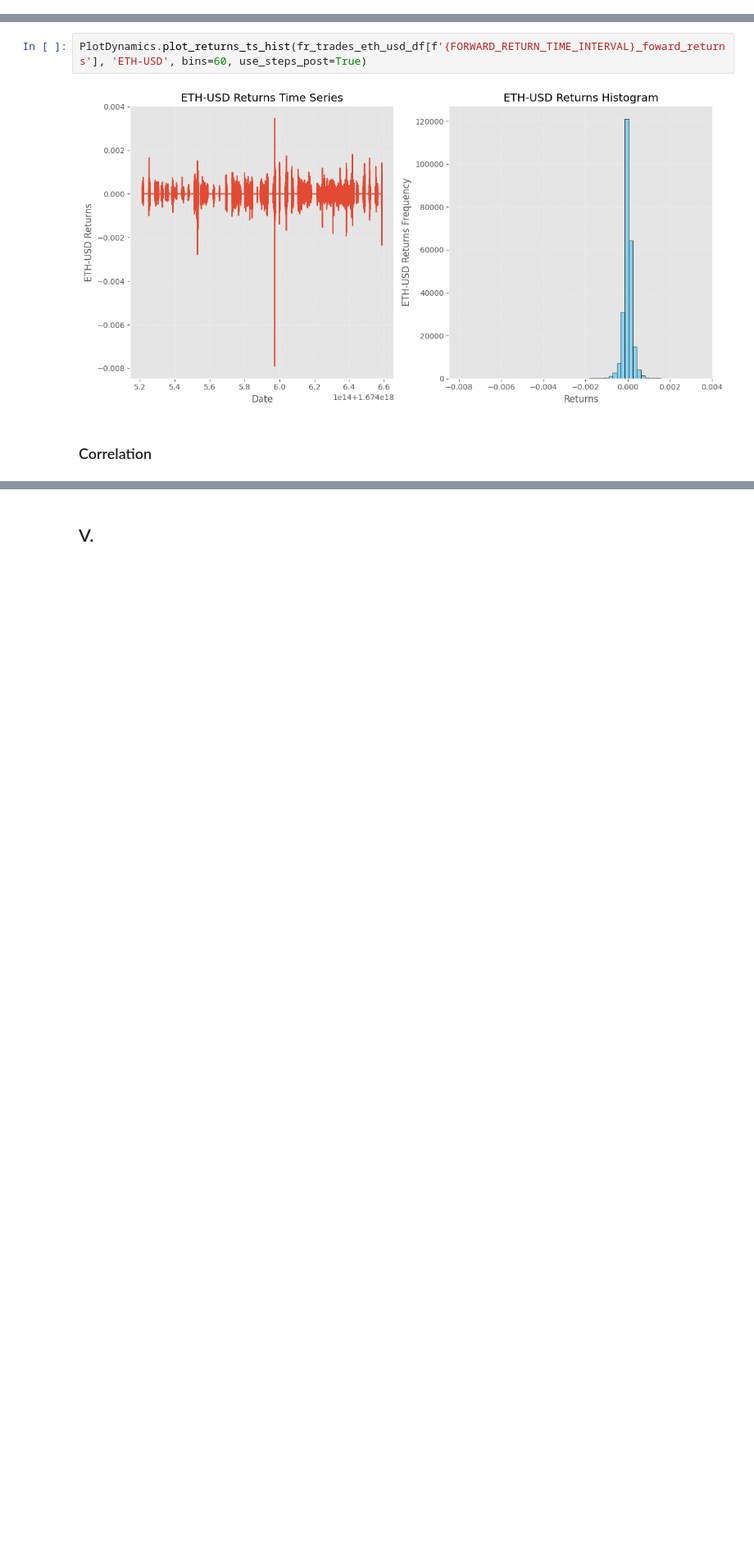
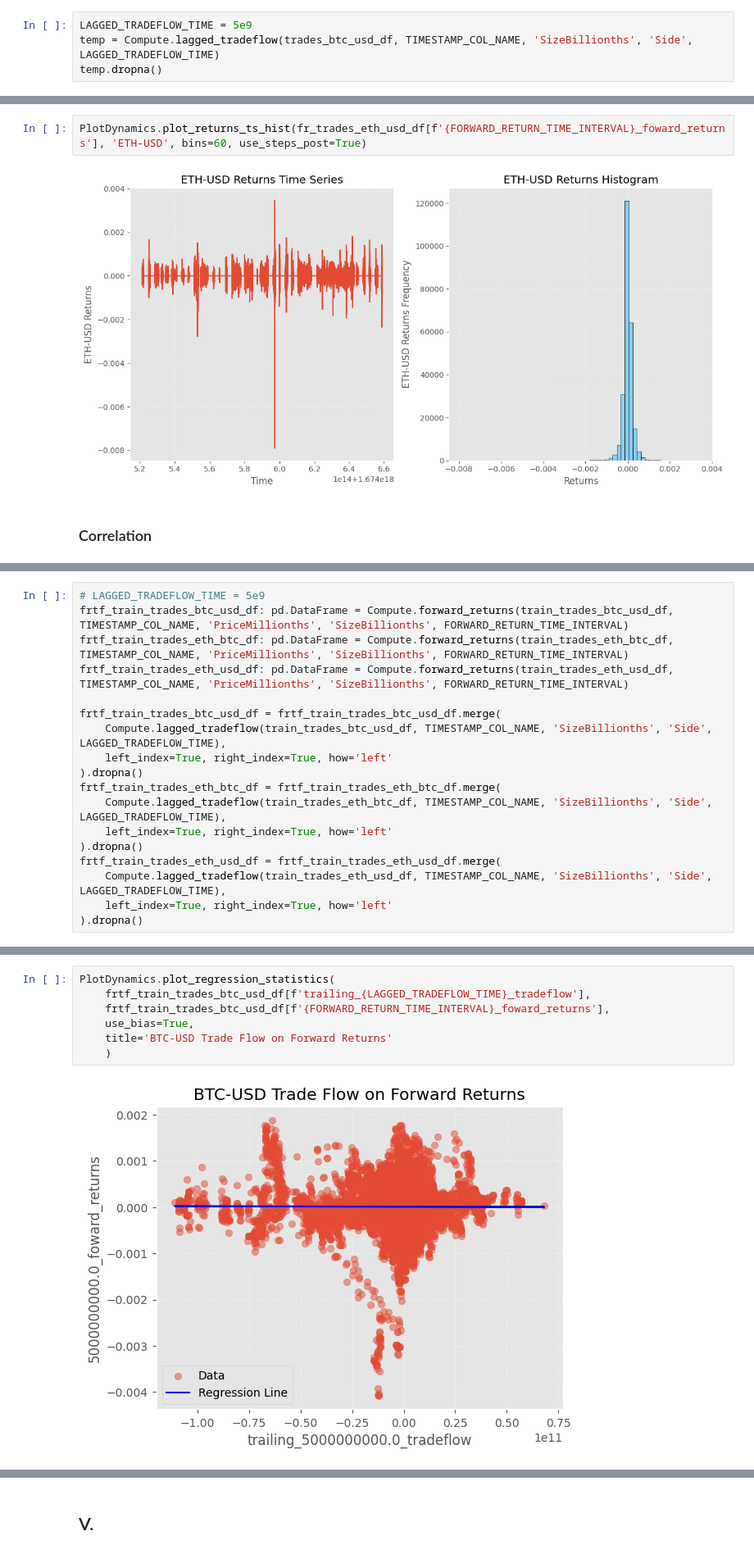
Before and after one commit to MrHumble-Bee/quantitative_trading_strategies, a Jupyter notebook: hw4_tradeflow/hw4_tradeflow.ipynb, the cells around one changed output, grey strips where cells are left out. Shown: that part at 82% size. Cells and saved outputs as stored; diff of their text form; blank space fills up the shorter version.

Commit message:
Creating Testing DataFrame

```diff
--- a/hw4_tradeflow/hw4_tradeflow.ipynb
+++ b/hw4_tradeflow/hw4_tradeflow.ipynb
@@ -476,3 +397,7 @@ Index(['received_utc_nanoseconds', 'timestamp_utc_nanoseconds',
 ## III.
 # %% [markdown]
 ### Price Dynamics
+# %%
+LAGGED_TRADEFLOW_TIME = 5e9
+temp = Compute.lagged_tradeflow(trades_btc_usd_df, TIMESTAMP_COL_NAME, 'SizeBillionths', 'Side', LAGGED_TRADEFLOW_TIME)
+temp.dropna()
@@ -544,0 +551,18 @@ PlotDynamics.plot_returns_ts_hist(fr_trades_eth_usd_df[f'{FORWARD_RETURN_TIME_IN
+# %%
+# LAGGED_TRADEFLOW_TIME = 5e9
+frtf_train_trades_btc_usd_df: pd.DataFrame = Compute.forward_returns(train_trades_btc_usd_df, TIMESTAMP_COL_NAME, 'PriceMillionths', 'SizeBillionths', FORWARD_RETURN_TIME_INTERVAL)
+frtf_train_trades_eth_btc_df: pd.DataFrame = Compute.forward_returns(train_trades_eth_btc_df, TIMESTAMP_COL_NAME, 'PriceMillionths', 'SizeBillionths', FORWARD_RETURN_TIME_INTERVAL)
+frtf_train_trades_eth_usd_df: pd.DataFrame = Compute.forward_returns(train_trades_eth_usd_df, TIMESTAMP_COL_NAME, 'PriceMillionths', 'SizeBillionths', FORWARD_RETURN_TIME_INTERVAL)
+
+frtf_train_trades_btc_usd_df = frtf_train_trades_btc_usd_df.merge(
+    Compute.lagged_tradeflow(train_trades_btc_usd_df, TIMESTAMP_COL_NAME, 'SizeBillionths', 'Side', LAGGED_TRADEFLOW_TIME),
+    left_index=True, right_index=True, how='left'
+).dropna()
+frtf_train_trades_eth_btc_df = frtf_train_trades_eth_btc_df.merge(
+    Compute.lagged_tradeflow(train_trades_eth_btc_df, TIMESTAMP_COL_NAME, 'SizeBillionths', 'Side', LAGGED_TRADEFLOW_TIME),
+    left_index=True, right_index=True, how='left'
+).dropna()
+frtf_train_trades_eth_usd_df = frtf_train_trades_eth_usd_df.merge(
+    Compute.lagged_tradeflow(train_trades_eth_usd_df, TIMESTAMP_COL_NAME, 'SizeBillionths', 'Side', LAGGED_TRADEFLOW_TIME),
+    left_index=True, right_index=True, how='left'
+).dropna()
@@ -544,0 +571,9 @@ PlotDynamics.plot_returns_ts_hist(fr_trades_eth_usd_df[f'{FORWARD_RETURN_TIME_IN
+# %%
+PlotDynamics.plot_regression_statistics(
+    frtf_train_trades_btc_usd_df[f'trailing_{LAGGED_TRADEFLOW_TIME}_tradeflow'],
+    frtf_train_trades_btc_usd_df[f'{FORWARD_RETURN_TIME_INTERVAL}_foward_returns'],
+    use_bias=True,
+    title='BTC-USD Trade Flow on Forward Returns'
+    )
+# %% [output]
+[figure, added]
```
Also changed, not shown: parts of 21 cells of this notebook.
